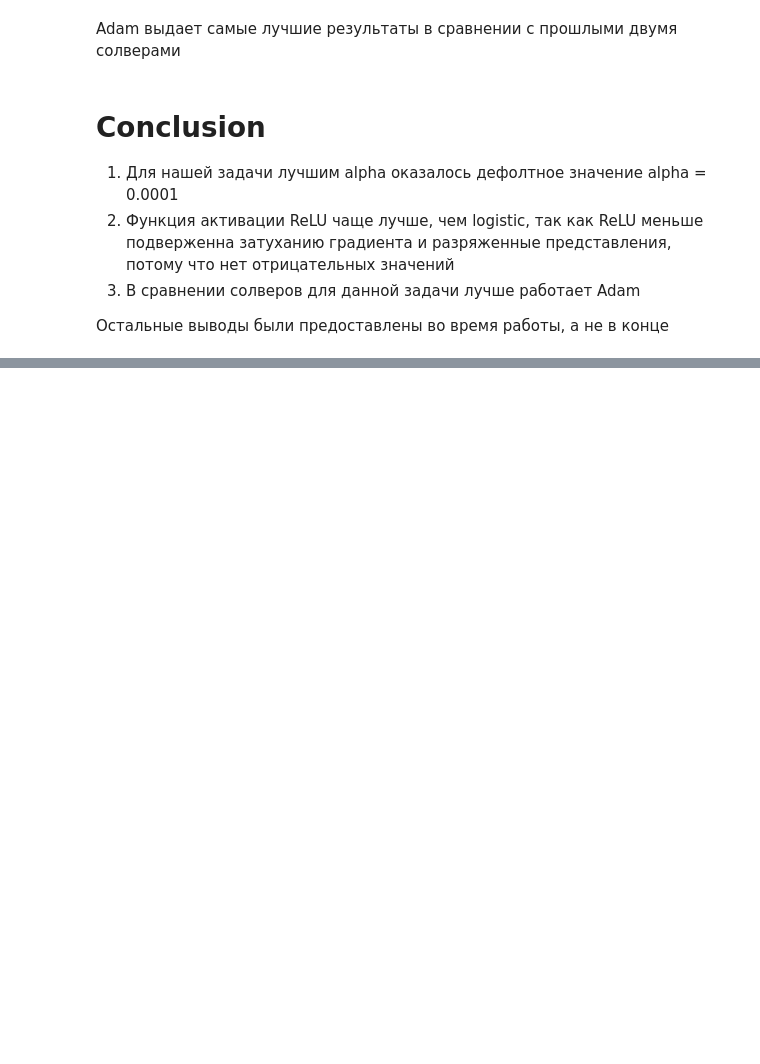
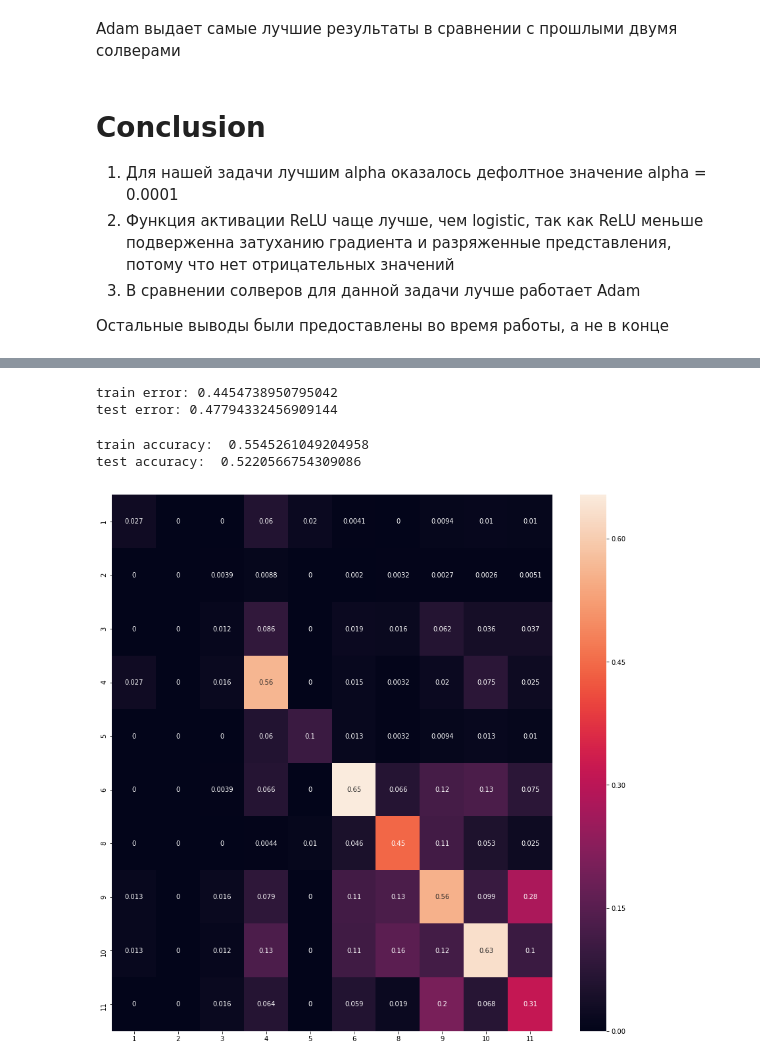
Before and after one commit to topusOctopus/Ml_tasks_Zolotykh, a Jupyter notebook: lab1_classification.ipynb, the cells around one changed output, grey strips where cells are left out. Drawn from its saved outputs; the diff is of its cells as text; code cells hidden in the pictures; blank space fills up the shorter version.

```diff
--- a/lab1_classification.ipynb
+++ b/lab1_classification.ipynb
@@ -1903,0 +2119,5 @@ Adam выдает самые лучшие результаты в сравнен
+# %%
+# min error
+min_train_err = np.min(train_err)
+min_test_err = np.min(test_err)
+print(min_train_err, min_test_err)
@@ -1903,0 +2126,4 @@ Adam выдает самые лучшие результаты в сравнен
+# %%
+alpha_opt = alpha_arr[test_err == min_test_err]
+print(alpha_opt)
+alpha_opt = alpha_opt[0]
@@ -1903,0 +2134,3 @@ Adam выдает самые лучшие результаты в сравнен
+# %%
+mlp_model = MLPClassifier(hidden_layer_sizes = (100,), alpha=alpha_opt, solver = 'lbfgs', activation = 'logistic', random_state = 42)
+mlp_model.fit(X_train_t, y_train_pca)
@@ -1903,0 +2151,23 @@ Adam выдает самые лучшие результаты в сравнен
+# %%
+y_train_pred = mlp_model.predict(X_train_t)
+y_test_pred = mlp_model.predict(X_test_t)
+print("train error:",np.mean(y_train_pca != y_train_pred))
+print("test error:",np.mean(y_test_pca != y_test_pred))
+# %% [output]
+train error: 0.4454738950795042
+test error: 0.47794332456909144
+# %%
+print("train accuracy: ", mlp_model.score(X_train_t, y_train_pca))
+print("test accuracy: ", mlp_model.score(X_test_t, y_test_pca))
+# %% [output]
+train accuracy:  0.5545261049204958
+test accuracy:  0.5220566754309086
+# %%
+# confusion matrix
+labels_ = [1,2,3,4,5,6,8,9,10,11]
+cnf_matrix = confusion_matrix(y_test, y_test_pred,labels=labels_)
+# normalized cofusion matrix
+plt.figure(figsize=(15,15))
+ax = sns.heatmap(cnf_matrix / cnf_matrix.astype(np.float).sum(axis=1), annot=True,xticklabels=labels_,yticklabels=labels_)
+# %% [output]
+[figure, added]
```
Also changed, not shown: parts of 54 cells of this notebook.
